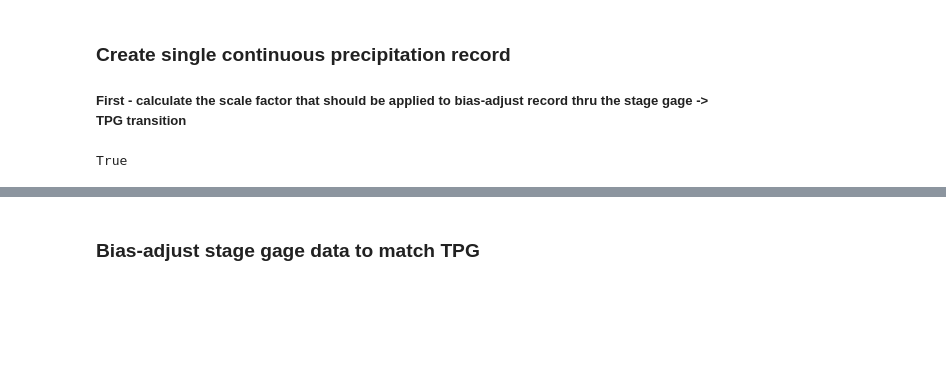
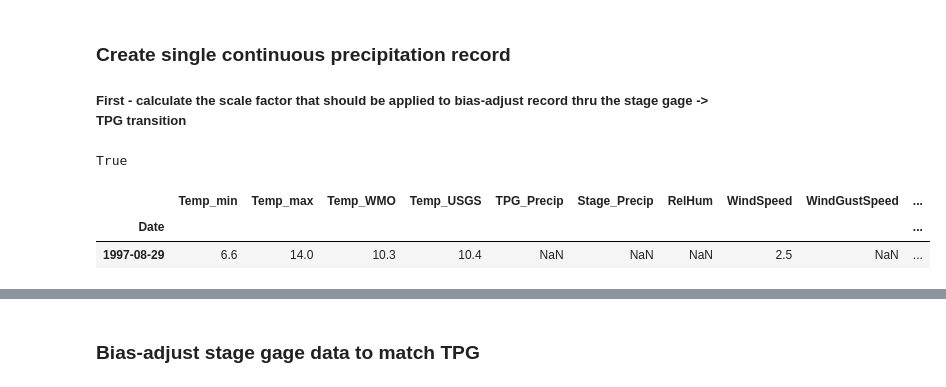
Before and after one commit to ehbaker/WXmunge, a Jupyter notebook: LVL3.ipynb, the cells around one changed output, grey strips where cells are left out. Saved outputs shown, nothing was run; the diff lists cells and outputs as text; code cells hidden in the pictures; blank space fills up the shorter version.

```diff
--- a/LVL3.ipynb
+++ b/LVL3.ipynb
@@ -83,6 +83,12 @@ daily_dat=wx.define_precip_phase(dat, 'Temp_USGS') #daily dat is a copy of origi
 dat.equals(dat_new)
 # %% [output]
 True
+# %%
+daily_dat.head(1)
+# %% [output]
+|  | Temp_min | Temp_max | Temp_WMO | Temp_USGS | TPG_Precip | Stage_Precip | RelHum | WindSpeed | WindGustSpeed | ... |
+| Date |  |  |  |  |  |  |  |  |  | ... |
+| 1997-08-29 | 6.6 | 14.0 | 10.3 | 10.4 | NaN | NaN | NaN | 2.5 | NaN | ... |
 # %%
 #Calculate precip undercatch; ONLY for purpose of deriving scale factor
 daily_dat=wx.correct_undercatch_yang98(daily_dat, precip_cols[0], 'phase', 'WindSpeed')
```
Also changed, not shown: parts of 32 cells of this notebook, 2 other files.
